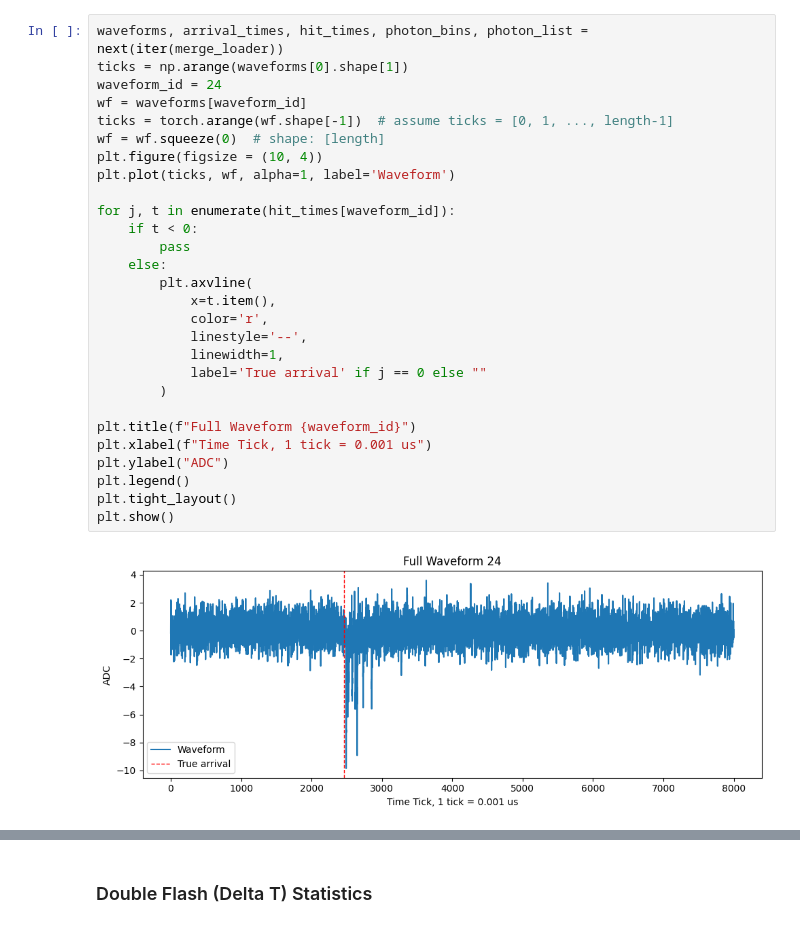
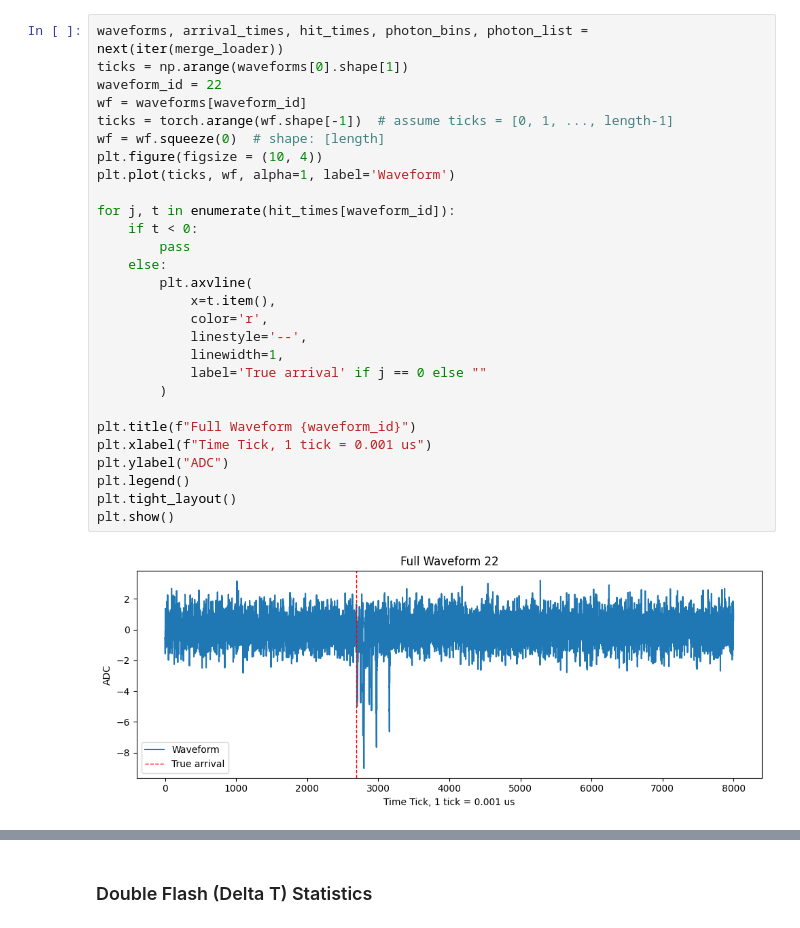
Before and after one commit to carsmithhhh/flash_detection, a Jupyter notebook: notebooks/final_analysis.ipynb, the cells around one changed output, grey strips where cells are left out. Cells and saved outputs as stored; diff of their text form.

```diff
--- a/notebooks/final_analysis.ipynb
+++ b/notebooks/final_analysis.ipynb
@@ -123,30 +152,30 @@ merge_loader = DataLoader(
 # %%
 waveforms, arrival_times, hit_times, photon_bins, photon_list = next(iter(merge_loader))
 ticks = np.arange(waveforms[0].shape[1])
-waveform_id = 24
+waveform_id = 22
 wf = waveforms[waveform_id]
 ticks = torch.arange(wf.shape[-1])  # assume ticks = [0, 1, ..., length-1]
 wf = wf.squeeze(0)  # shape: [length]
 plt.figure(figsize = (10, 4))
 plt.plot(ticks, wf, alpha=1, label='Waveform')
 
 for j, t in enumerate(hit_times[waveform_id]):
     if t < 0:
         pass
     else:
         plt.axvline(
             x=t.item(),
             color='r',
             linestyle='--',
             linewidth=1,
             label='True arrival' if j == 0 else ""
         )
 
 plt.title(f"Full Waveform {waveform_id}")
 plt.xlabel(f"Time Tick, 1 tick = 0.001 us")
 plt.ylabel("ADC")
 plt.legend()
 plt.tight_layout()
 plt.show()
 # %% [output]
-[figure, old version]
+[figure, new version]
```
Also changed, not shown: parts of 42 cells of this notebook, 36 other files.
